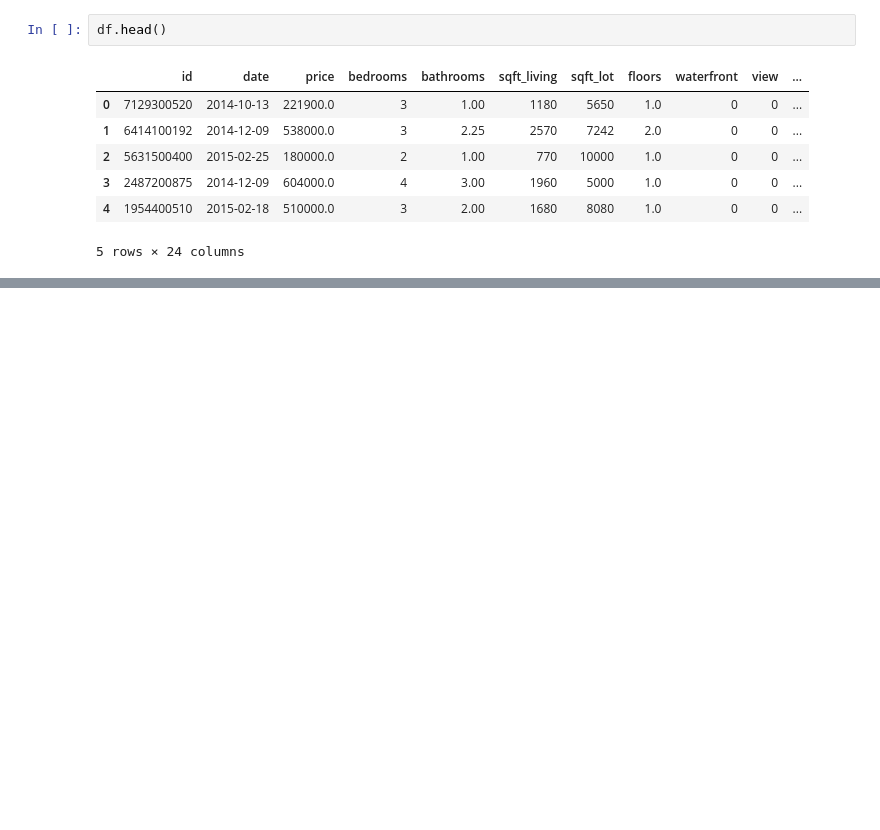
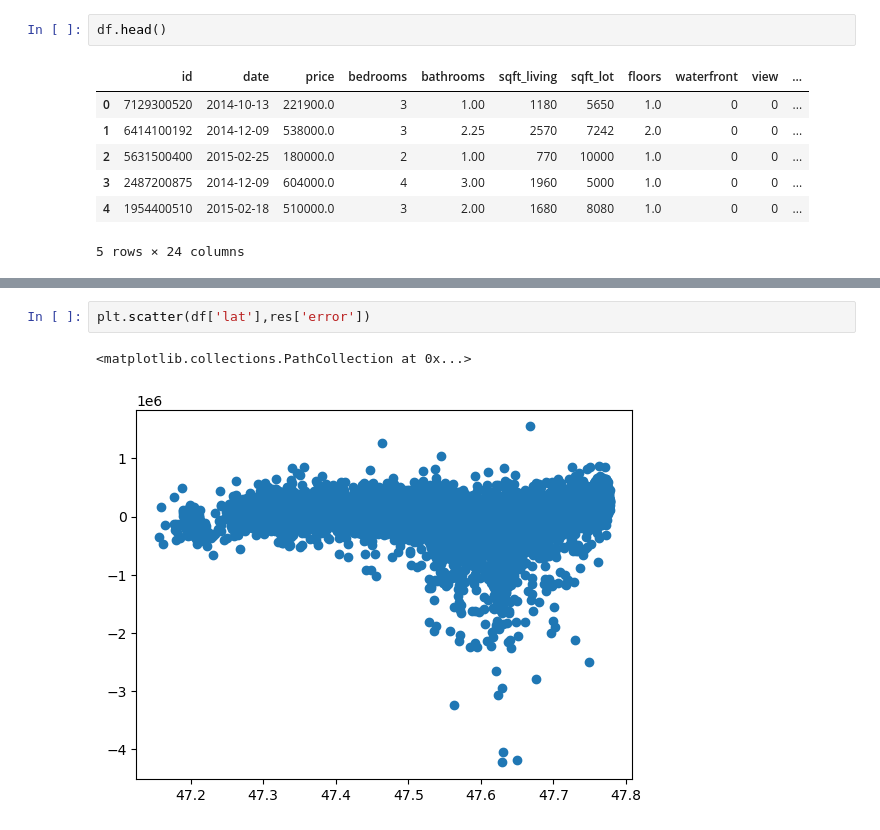
Before and after one commit to vicky887766/schulich-6666, a Jupyter notebook: Assignment 3.ipynb, the cells around one changed output, grey strips where cells are left out. Cells and saved outputs as stored; diff of their text form; blank space fills up the shorter version.

```diff
--- a/Assignment 3.ipynb
+++ b/Assignment 3.ipynb
@@ -434,0 +554,5 @@ df.head()
+# %%
+plt.scatter(df['lat'],res['error'])
+# %% [output]
+<matplotlib.collections.PathCollection at 0x...>
+[figure, added]
```
Also changed, not shown: parts of 48 cells of this notebook.
